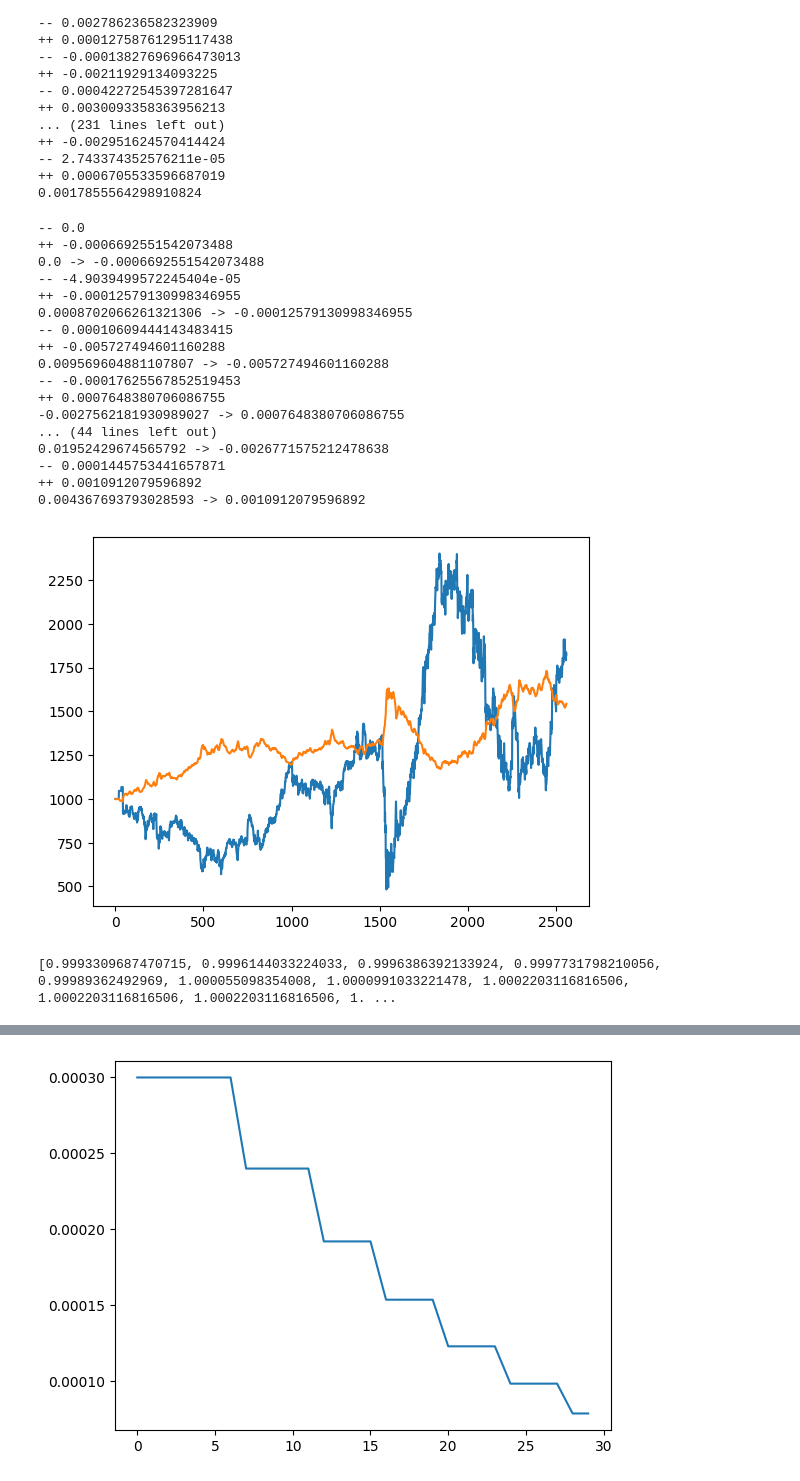
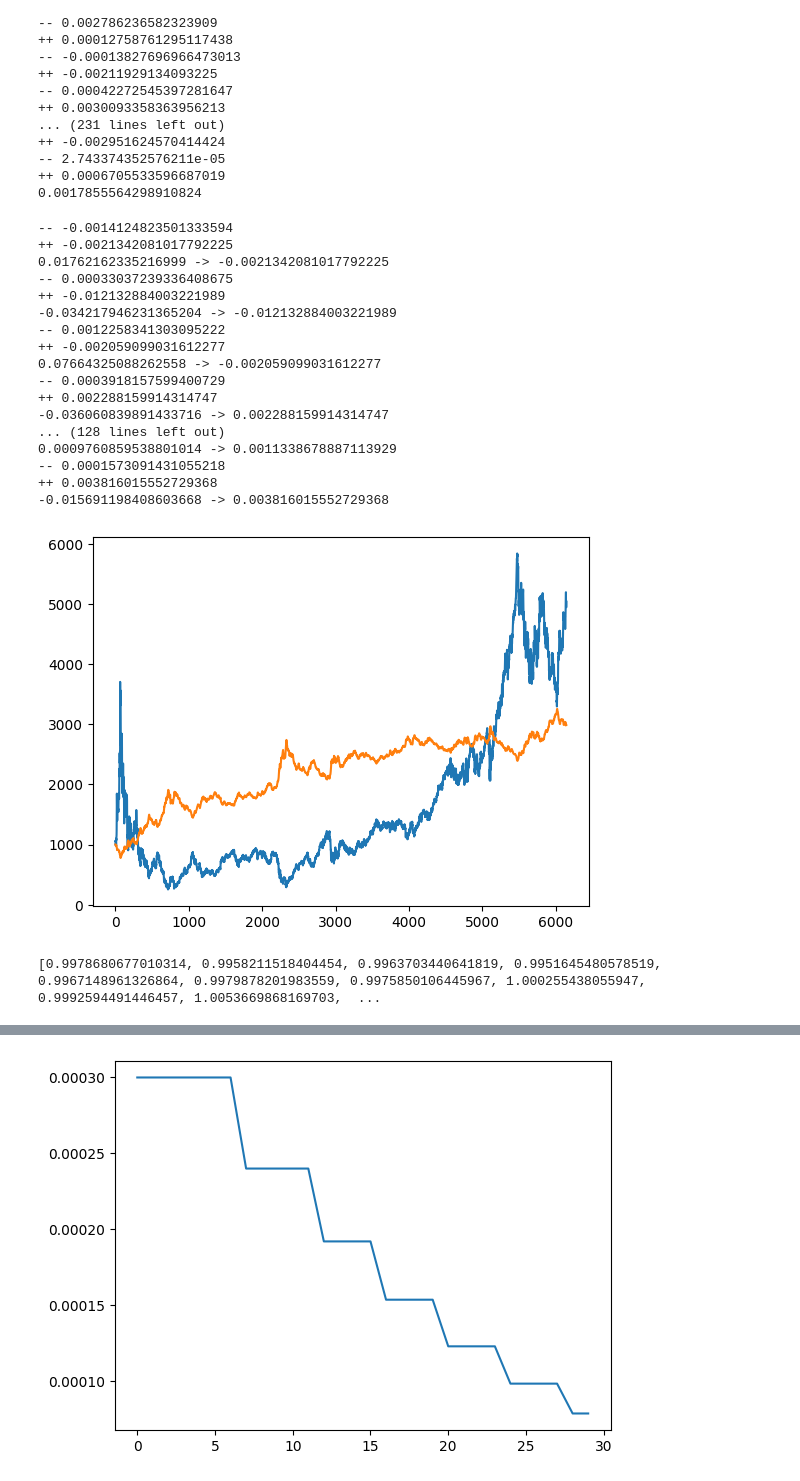
Before and after one commit to Nacnano/stock-machine-learning-project, a Jupyter notebook: LSTM.ipynb, the cells around one changed output, grey strips where cells are left out. Saved outputs shown, nothing was run; the diff lists cells and outputs as text; code cells hidden in the pictures.

```diff
--- a/LSTM.ipynb
+++ b/LSTM.ipynb
@@ -497,7 +497,7 @@ print(avarage_test_loss)
 ++ 0.0006705533596687019
 0.0017855564298910824
 # %%
-plot_dataset = StockDatasetLogReturn(["./data/ALLY.csv"],configs["input_size"],1)
+plot_dataset = StockDatasetLogReturn(["./data/A.csv"],configs["input_size"],1)
 
 real = [1000]
 predict = [1000]
@@ -507,52 +507,52 @@ feed_queue = list(range(plot_dataset.__len__()))
 rd.shuffle(feed_queue)
 predict_output = []
 real_output = []
 with torch.no_grad() :
     for i in tqdm(range(0,plot_dataset.__len__(),configs["batch_size"])) :
         close_price_input = []
         close_price_target = []
         for j in range(configs["batch_size"]) :
             input,target = plot_dataset.__getitem__(i + j)
             close_price_input.append(input[None,4,:,None])
             close_price_target.append(target[4].numpy())
         close_price_input = torch.cat(close_price_input).to(device)
 
         output = best_model(close_price_input)
         print(close_price_input[0][-1].item(),"->",output[0][0].item())
         output = output.to(torch.device("cpu")).numpy()
 
         for j in range(configs["batch_size"]) :
             real_output.append(math.exp(close_price_target[j][0]))
             predict_output.append(math.exp(output[j][0]))
 
 for i in range(len(predict_output)) :
     predict.append(predict[-1] * predict_output[i])
     real.append(real[-1] * real_output[i])
 
 plt.plot(real)
 plt.plot(predict)
 plt.show()
 print(predict_output)
 # %% [output]
--- 0.0
-++ -0.0006692551542073488
-0.0 -> -0.0006692551542073488
--- -4.9039499572245404e-05
-++ -0.00012579130998346955
-0.0008702066261321306 -> -0.00012579130998346955
--- 0.00010609444143483415
-++ -0.005727494601160288
-0.009569604881107807 -> -0.005727494601160288
--- -0.00017625567852519453
-++ 0.0007648380706086755
--0.0027562181930989027 -> 0.0007648380706086755
-... (44 lines left out)
-0.01952429674565792 -> -0.0026771575212478638
--- 0.0001445753441657871
-++ 0.0010912079596892
-0.004367693793028593 -> 0.0010912079596892
+-- -0.0014124823501333594
+++ -0.0021342081017792225
+0.01762162335216999 -> -0.0021342081017792225
+-- 0.00033037239336408675
+++ -0.012132884003221989
+-0.034217946231365204 -> -0.012132884003221989
+-- 0.0012258341303095222
+++ -0.002059099031612277
+0.07664325088262558 -> -0.002059099031612277
+-- 0.0003918157599400729
+++ 0.002288159914314747
+-0.036060839891433716 -> 0.002288159914314747
+... (128 lines left out)
+0.0009760859538801014 -> 0.0011338678887113929
+-- 0.0001573091431055218
+++ 0.003816015552729368
+-0.015691198408603668 -> 0.003816015552729368
-[figure, old version]
+[figure, new version]
-[0.9993309687470715, 0.9996144033224033, 0.9996386392133924, 0.9997731798210056, 0.99989362492969, 1.000055098354008, 1.0000991033221478, 1.0002203116816506, 1.0002203116816506, 1.0002203116816506, 1. ...
+[0.9978680677010314, 0.9958211518404454, 0.9963703440641819, 0.9951645480578519, 0.9967148961326864, 0.9979878201983559, 0.9975850106445967, 1.000255438055947, 0.9992594491446457, 1.0053669868169703,  ...
 # %%
 plt.plot(real_output)
 plt.plot(predict_output)
```
Also changed, not shown: parts of 2 cells of this notebook, 7 other files.
